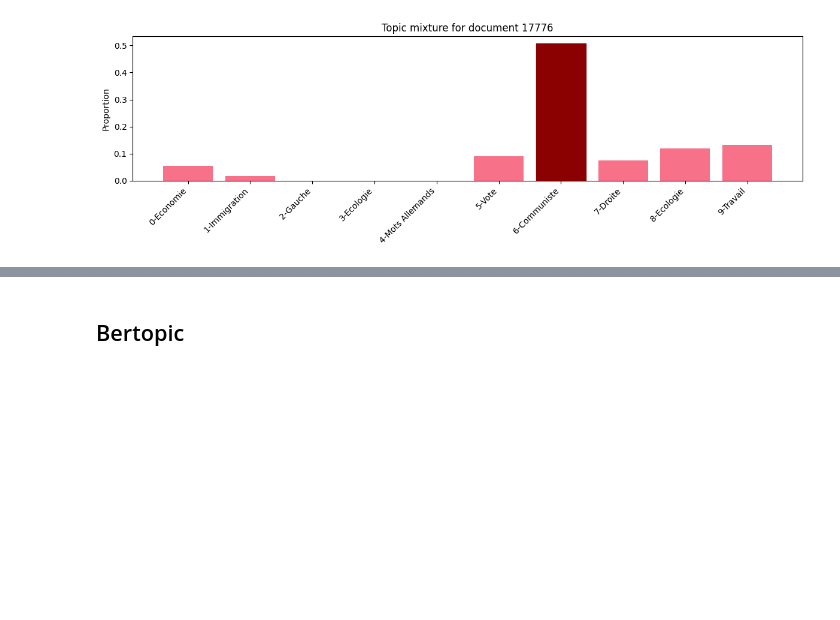
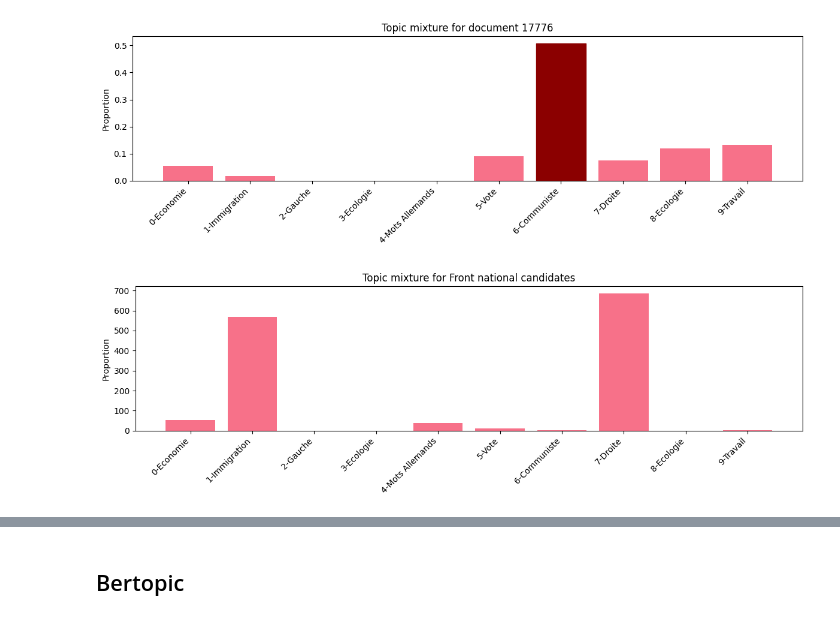
Before and after one commit to victorgalmiche/ENSAE_NLP_project, a Jupyter notebook: notebooks/topic_modeling.ipynb, the cells around one changed output, grey strips where cells are left out. Cells and saved outputs as stored; diff of their text form; code cells hidden in the pictures; blank space fills up the shorter version.

```diff
--- a/notebooks/topic_modeling.ipynb
+++ b/notebooks/topic_modeling.ipynb
@@ -426,3 +426,18 @@ immédiatement applicables, notamment dans le domaine de l'emploi. Sciences Po /
 CEVIPOFSciences Po / fonds CEVIPOF Ces propositions, qui concernent aussi la santé, la démocratie,
 l'environnement ... expriment le courage e
 [figure]
+# %%
+# We can select the text files corresponding to the Front National
+df_fn = df[df['titulaire-soutien']=='Front national']
+topic_distribution = df_fn['dominant_topic'].value_counts().reindex(range(n_topics), fill_value=0)
+
+
+plt.figure(figsize=(12,4))
+bars = plt.bar(topic_names, topic_distribution)
+plt.xticks(rotation=45, ha="right")
+plt.ylabel("Proportion")
+plt.title("Topic mixture for Front national candidates")
+plt.tight_layout()
+plt.show()
+# %% [output]
+[figure, added]
```
Also changed, not shown: parts of 2 cells of this notebook, 3 other files.
